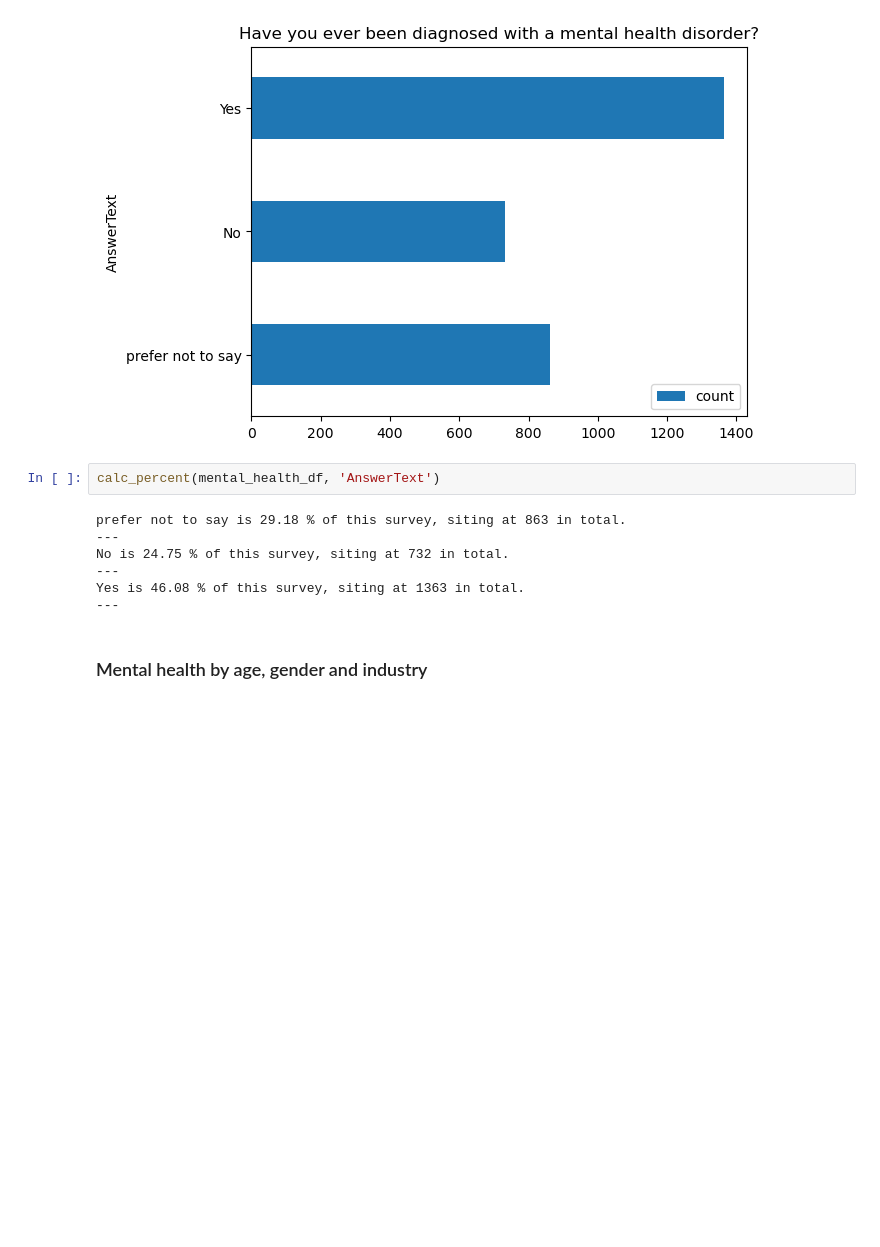
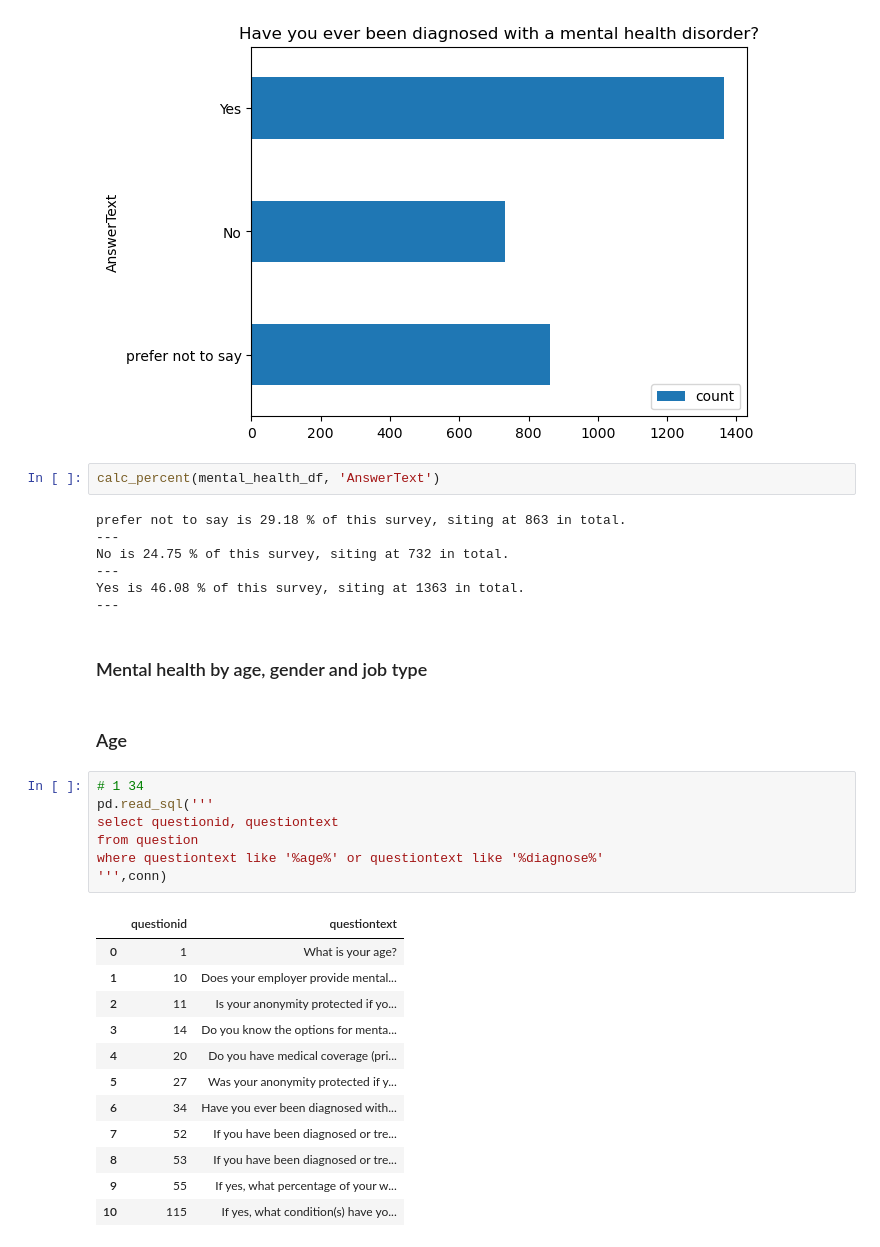
Before and after one commit to Djohnson1313/mental_health_sql, a Jupyter notebook: mental_health_analysis.ipynb, the cells around one changed output. Drawn from its saved outputs; the diff is of its cells as text; blank space fills up the shorter version.

```diff
--- a/mental_health_analysis.ipynb
+++ b/mental_health_analysis.ipynb
@@ -662,4 +662,26 @@ No is 24.75 % of this survey, siting at 732 in total.
 Yes is 46.08 % of this survey, siting at 1363 in total.
 ---
 # %% [markdown]
-### Mental health by age, gender and industry
+### Mental health by age, gender and job type
+# %% [markdown]
+### Age
+# %%
+# 1 34
+pd.read_sql('''
+select questionid, questiontext
+from question
+where questiontext like '%age%' or questiontext like '%diagnose%'
+''',conn)
+# %% [output]
+|  | questionid | questiontext |
+| 0 | 1 | What is your age? |
+| 1 | 10 | Does your employer provide mental... |
+| 2 | 11 | Is your anonymity protected if yo... |
+| 3 | 14 | Do you know the options for menta... |
+| 4 | 20 | Do you have medical coverage (pri... |
+| 5 | 27 | Was your anonymity protected if y... |
+| 6 | 34 | Have you ever been diagnosed with... |
+| 7 | 52 | If you have been diagnosed or tre... |
+| 8 | 53 | If you have been diagnosed or tre... |
+| 9 | 55 | If yes, what percentage of your w... |
+| 10 | 115 | If yes, what condition(s) have yo... |
```
Also changed, not shown: parts of 25 cells of this notebook.
